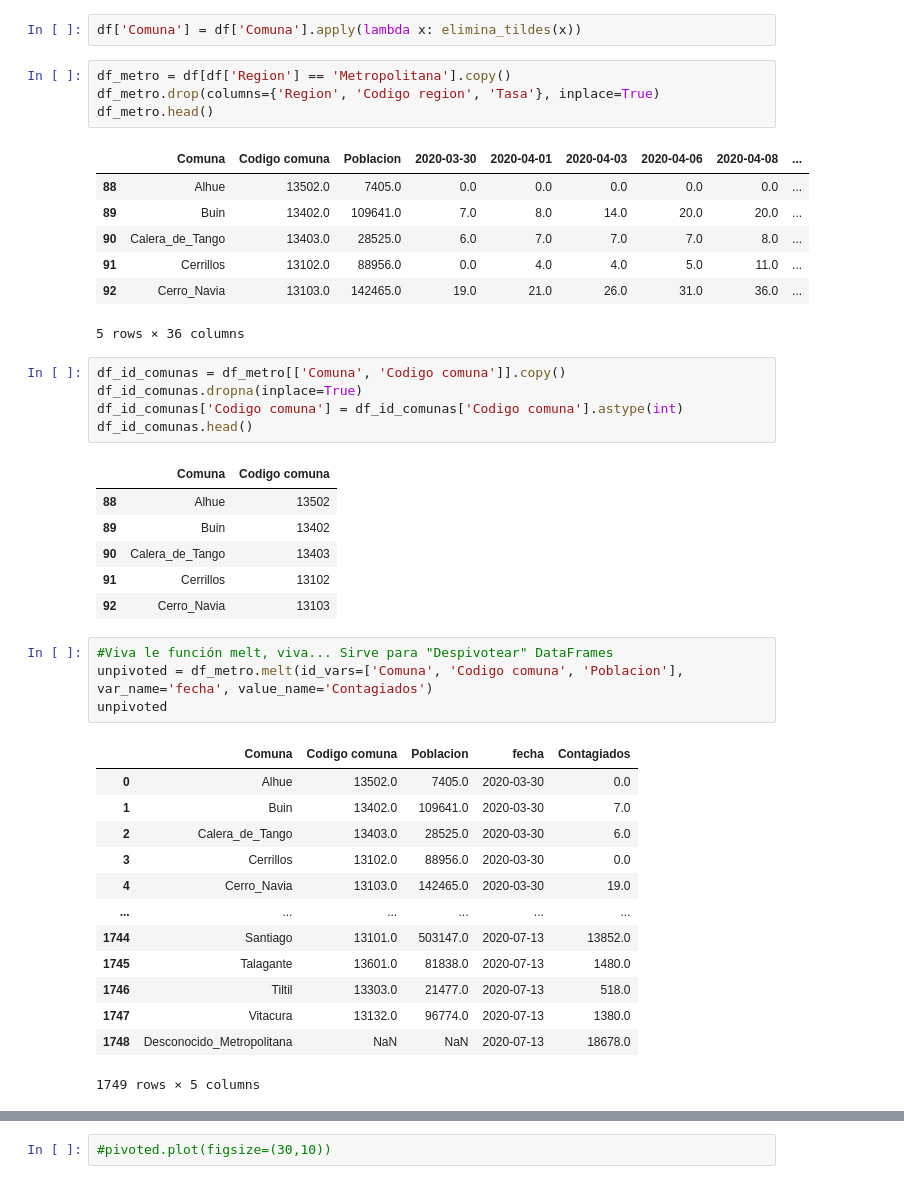
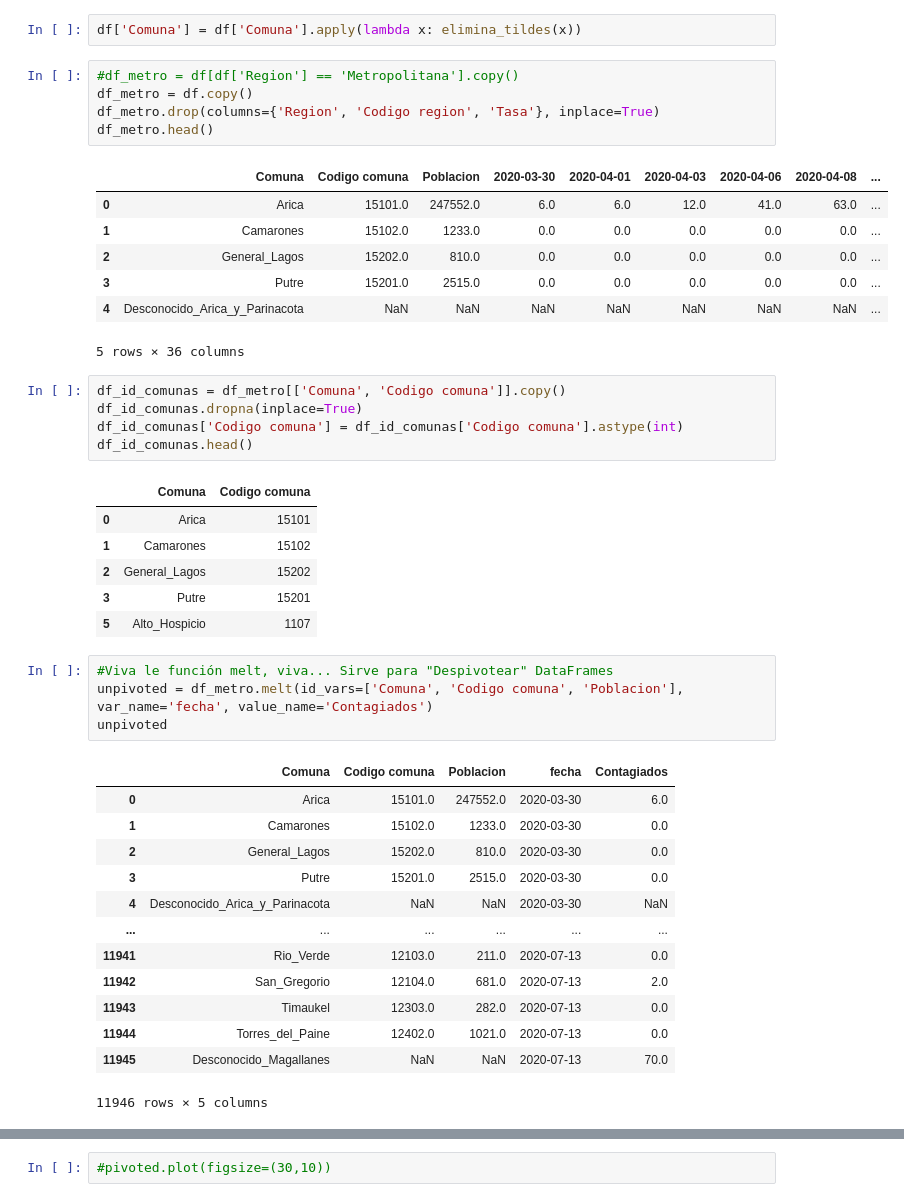
Before and after one commit to BlackRiver38/Notebook_Collection, a Jupyter notebook: Time Slider Map/Casos Acumulados por Comuna.ipynb, the cells around one changed output, grey strips where cells are left out. Cells and saved outputs as stored; diff of their text form.

```diff
--- a/Time Slider Map/Casos Acumulados por Comuna.ipynb
+++ b/Time Slider Map/Casos Acumulados por Comuna.ipynb
@@ -54,16 +54,17 @@ def elimina_tildes(cadena):
 # %%
 df['Comuna'] = df['Comuna'].apply(lambda x: elimina_tildes(x))
 # %%
-df_metro = df[df['Region'] == 'Metropolitana'].copy()
+#df_metro = df[df['Region'] == 'Metropolitana'].copy()
+df_metro = df.copy()
 df_metro.drop(columns={'Region', 'Codigo region', 'Tasa'}, inplace=True)
 df_metro.head()
 # %% [output]
 |  | Comuna | Codigo comuna | Poblacion | 2020-03-30 | 2020-04-01 | 2020-04-03 | 2020-04-06 | 2020-04-08 | ... |
-| 88 | Alhue | 13502.0 | 7405.0 | 0.0 | 0.0 | 0.0 | 0.0 | 0.0 | ... |
-| 89 | Buin | 13402.0 | 109641.0 | 7.0 | 8.0 | 14.0 | 20.0 | 20.0 | ... |
-| 90 | Calera_de_Tango | 13403.0 | 28525.0 | 6.0 | 7.0 | 7.0 | 7.0 | 8.0 | ... |
-| 91 | Cerrillos | 13102.0 | 88956.0 | 0.0 | 4.0 | 4.0 | 5.0 | 11.0 | ... |
-| 92 | Cerro_Navia | 13103.0 | 142465.0 | 19.0 | 21.0 | 26.0 | 31.0 | 36.0 | ... |
+| 0 | Arica | 15101.0 | 247552.0 | 6.0 | 6.0 | 12.0 | 41.0 | 63.0 | ... |
+| 1 | Camarones | 15102.0 | 1233.0 | 0.0 | 0.0 | 0.0 | 0.0 | 0.0 | ... |
+| 2 | General_Lagos | 15202.0 | 810.0 | 0.0 | 0.0 | 0.0 | 0.0 | 0.0 | ... |
+| 3 | Putre | 15201.0 | 2515.0 | 0.0 | 0.0 | 0.0 | 0.0 | 0.0 | ... |
+| 4 | Desconocido_Arica_y_Parinacota | NaN | NaN | NaN | NaN | NaN | NaN | NaN | ... |
 5 rows × 36 columns
 # %%
 df_id_comunas = df_metro[['Comuna', 'Codigo comuna']].copy()
@@ -72,28 +73,28 @@ df_id_comunas['Codigo comuna'] = df_id_comunas['Codigo comuna'].astype(int)
 df_id_comunas.head()
 # %% [output]
 |  | Comuna | Codigo comuna |
-| 88 | Alhue | 13502 |
-| 89 | Buin | 13402 |
-| 90 | Calera_de_Tango | 13403 |
-| 91 | Cerrillos | 13102 |
-| 92 | Cerro_Navia | 13103 |
+| 0 | Arica | 15101 |
+| 1 | Camarones | 15102 |
+| 2 | General_Lagos | 15202 |
+| 3 | Putre | 15201 |
+| 5 | Alto_Hospicio | 1107 |
 # %%
 #Viva le función melt, viva... Sirve para "Despivotear" DataFrames
 unpivoted = df_metro.melt(id_vars=['Comuna', 'Codigo comuna', 'Poblacion'], var_name='fecha', value_name='Contagiados')
 unpivoted
 # %% [output]
 |  | Comuna | Codigo comuna | Poblacion | fecha | Contagiados |
-| 0 | Alhue | 13502.0 | 7405.0 | 2020-03-30 | 0.0 |
-| 1 | Buin | 13402.0 | 109641.0 | 2020-03-30 | 7.0 |
-| 2 | Calera_de_Tango | 13403.0 | 28525.0 | 2020-03-30 | 6.0 |
-| 3 | Cerrillos | 13102.0 | 88956.0 | 2020-03-30 | 0.0 |
-| 4 | Cerro_Navia | 13103.0 | 142465.0 | 2020-03-30 | 19.0 |
+| 0 | Arica | 15101.0 | 247552.0 | 2020-03-30 | 6.0 |
+| 1 | Camarones | 15102.0 | 1233.0 | 2020-03-30 | 0.0 |
+| 2 | General_Lagos | 15202.0 | 810.0 | 2020-03-30 | 0.0 |
+| 3 | Putre | 15201.0 | 2515.0 | 2020-03-30 | 0.0 |
+| 4 | Desconocido_Arica_y_Parinacota | NaN | NaN | 2020-03-30 | NaN |
 | ... | ... | ... | ... | ... | ... |
-| 1744 | Santiago | 13101.0 | 503147.0 | 2020-07-13 | 13852.0 |
-| 1745 | Talagante | 13601.0 | 81838.0 | 2020-07-13 | 1480.0 |
-| 1746 | Tiltil | 13303.0 | 21477.0 | 2020-07-13 | 518.0 |
-| 1747 | Vitacura | 13132.0 | 96774.0 | 2020-07-13 | 1380.0 |
-| 1748 | Desconocido_Metropolitana | NaN | NaN | 2020-07-13 | 18678.0 |
+| 11941 | Rio_Verde | 12103.0 | 211.0 | 2020-07-13 | 0.0 |
+| 11942 | San_Gregorio | 12104.0 | 681.0 | 2020-07-13 | 2.0 |
+| 11943 | Timaukel | 12303.0 | 282.0 | 2020-07-13 | 0.0 |
+| 11944 | Torres_del_Paine | 12402.0 | 1021.0 | 2020-07-13 | 0.0 |
+| 11945 | Desconocido_Magallanes | NaN | NaN | 2020-07-13 | 70.0 |
-1749 rows × 5 columns
+11946 rows × 5 columns
 # %%
 fechas = unpivoted.fecha.unique()
```
Also changed, not shown: parts of 21 cells of this notebook, 17 other files.
